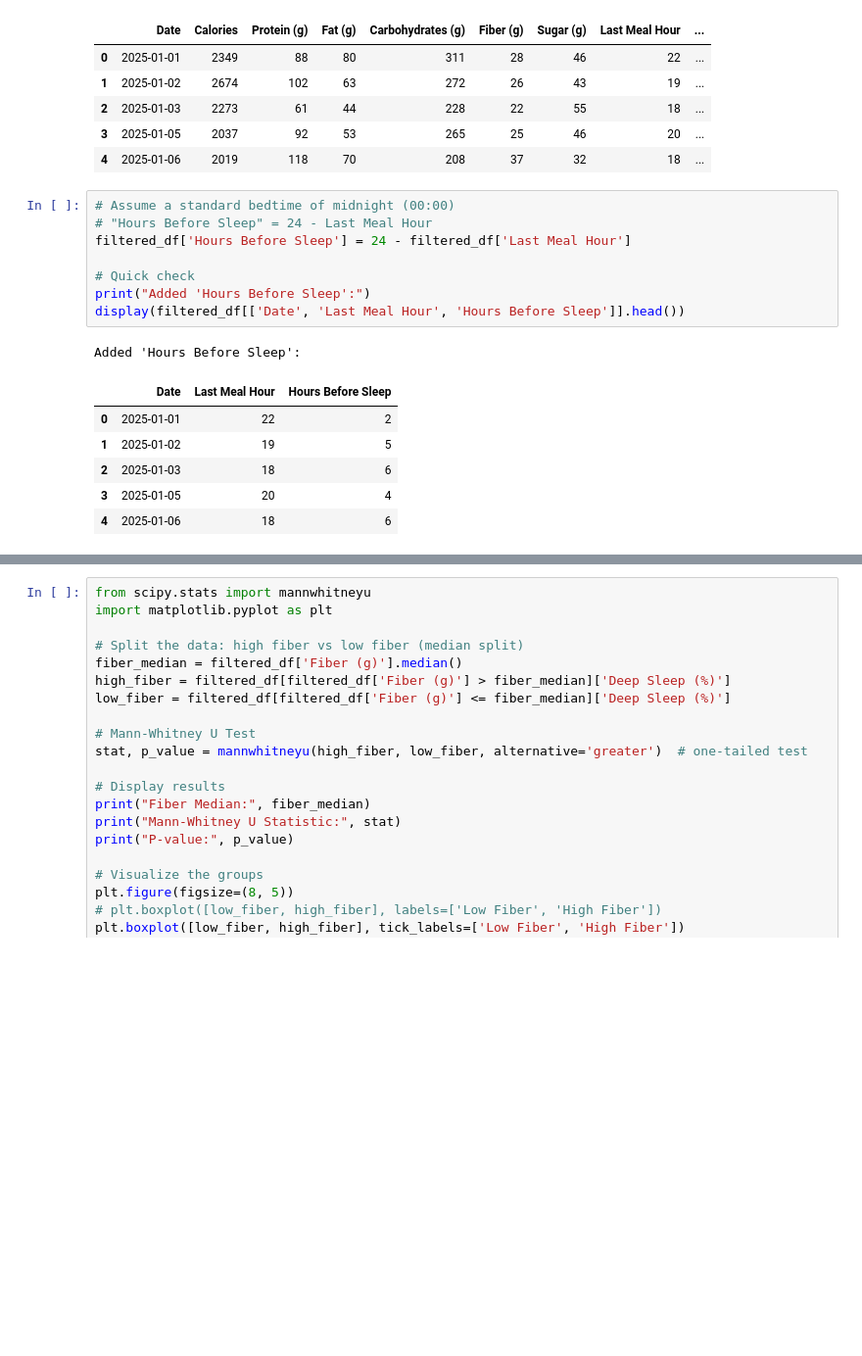
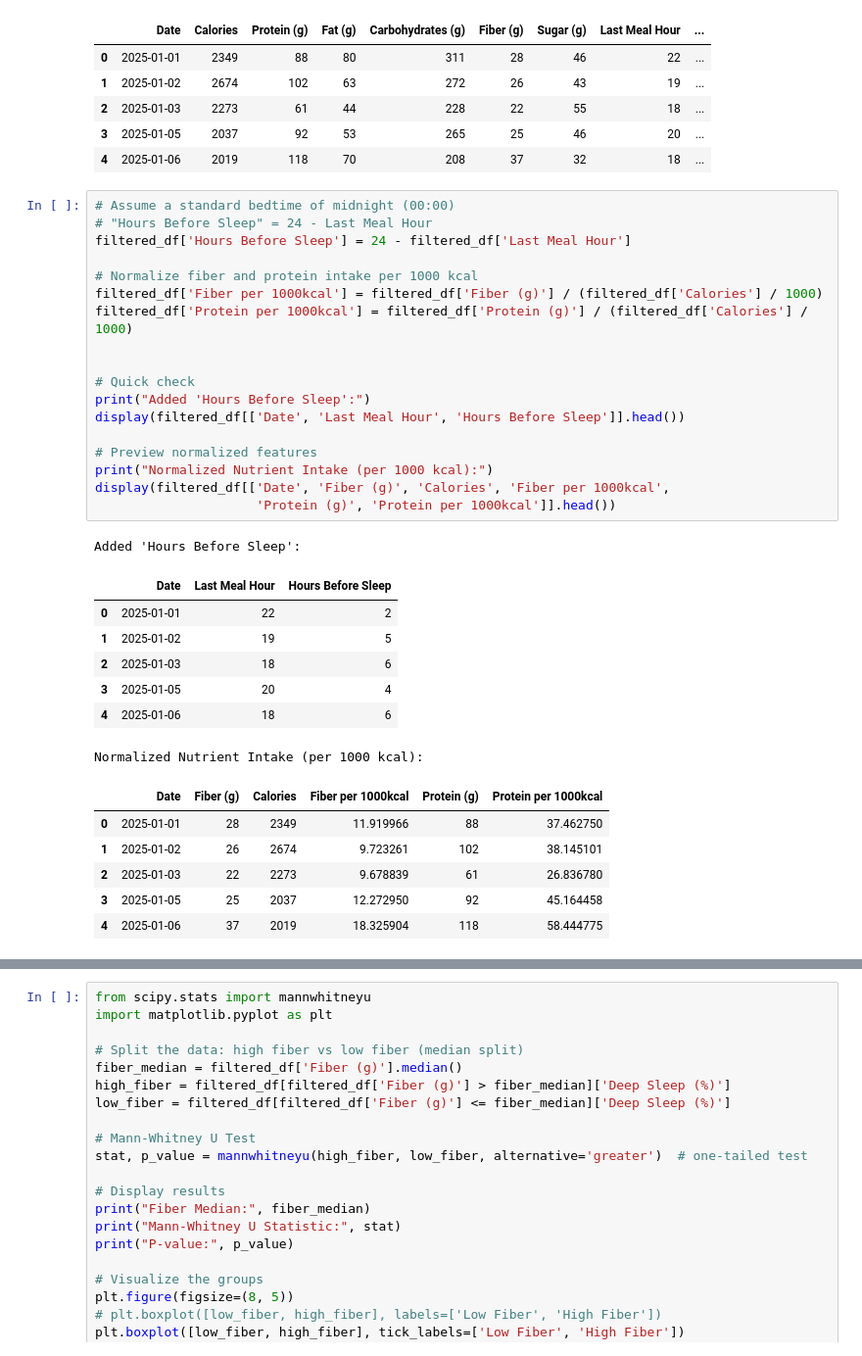
Before and after one commit to Hamzaaw/diet-sleep-analysis, a Jupyter notebook: eda.ipynb, the cells around one changed output, grey strips where cells are left out. Shown at 98% size. Saved outputs shown, nothing was run; the diff lists cells and outputs as text; blank space fills up the shorter version.

Commit message:
Add normalized nutrient features and explanation for data enrichment

```diff
--- a/eda.ipynb
+++ b/eda.ipynb
@@ -160,16 +160,33 @@ Total days after filtering: 70
 # %%
 # Assume a standard bedtime of midnight (00:00)
 # "Hours Before Sleep" = 24 - Last Meal Hour
 filtered_df['Hours Before Sleep'] = 24 - filtered_df['Last Meal Hour']
 
+# Normalize fiber and protein intake per 1000 kcal
+filtered_df['Fiber per 1000kcal'] = filtered_df['Fiber (g)'] / (filtered_df['Calories'] / 1000)
+filtered_df['Protein per 1000kcal'] = filtered_df['Protein (g)'] / (filtered_df['Calories'] / 1000)
+
+
 # Quick check
 print("Added 'Hours Before Sleep':")
 display(filtered_df[['Date', 'Last Meal Hour', 'Hours Before Sleep']].head())
+
+# Preview normalized features
+print("Normalized Nutrient Intake (per 1000 kcal):")
+display(filtered_df[['Date', 'Fiber (g)', 'Calories', 'Fiber per 1000kcal',
+                     'Protein (g)', 'Protein per 1000kcal']].head())
 # %% [output]
 Added 'Hours Before Sleep':
 |  | Date | Last Meal Hour | Hours Before Sleep |
 | 0 | 2025-01-01 | 22 | 2 |
 | 1 | 2025-01-02 | 19 | 5 |
 | 2 | 2025-01-03 | 18 | 6 |
 | 3 | 2025-01-05 | 20 | 4 |
 | 4 | 2025-01-06 | 18 | 6 |
+Normalized Nutrient Intake (per 1000 kcal):
+|  | Date | Fiber (g) | Calories | Fiber per 1000kcal | Protein (g) | Protein per 1000kcal |
+| 0 | 2025-01-01 | 28 | 2349 | 11.919966 | 88 | 37.462750 |
+| 1 | 2025-01-02 | 26 | 2674 | 9.723261 | 102 | 38.145101 |
+| 2 | 2025-01-03 | 22 | 2273 | 9.678839 | 61 | 26.836780 |
+| 3 | 2025-01-05 | 25 | 2037 | 12.272950 | 92 | 45.164458 |
+| 4 | 2025-01-06 | 37 | 2019 | 18.325904 | 118 | 58.444775 |
```
Also changed, not shown: parts of 1 cell of this notebook.
